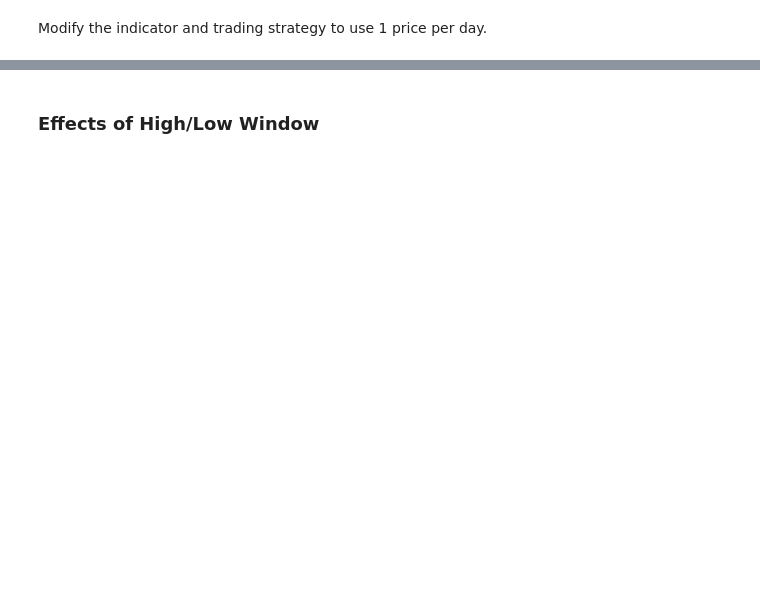
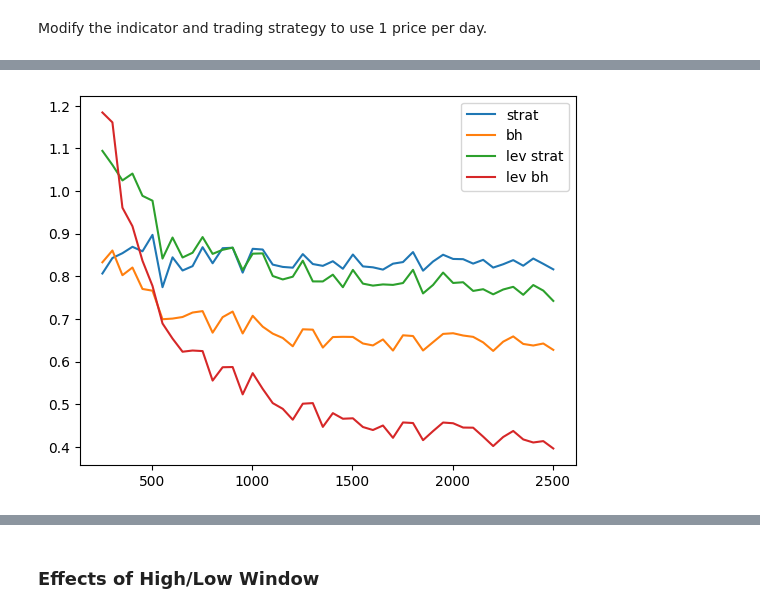
Before and after one commit to ag3nt3154/Quantitative_Finance_Modelling, a Jupyter notebook: 11g. Monte_Carlo_TurtleTrading.ipynb, the cells around one changed output, grey strips where cells are left out. Saved outputs shown, nothing was run; the diff lists cells and outputs as text; code cells hidden in the pictures; blank space fills up the shorter version.

```diff
--- a/11g. Monte_Carlo_TurtleTrading.ipynb
+++ b/11g. Monte_Carlo_TurtleTrading.ipynb
@@ -293,3 +305,12 @@ print(f'average sharpe - lsharpe: {np.mean(sharpe - lsharpe)}')
+# %%
+plt.plot(length_arr, length_dict['sr'], label='strat')
+plt.plot(length_arr, length_dict['bh_sr'], label='bh')
+plt.plot(length_arr, length_dict['lsr'], label='lev strat')
+plt.plot(length_arr, length_dict['bh_lsr'], label='lev bh')
+plt.legend()
+plt.show()
+# %% [output]
+[figure, added]
 # %%
 
 
```
Also changed, not shown: parts of 30 cells of this notebook, 13 other files.
